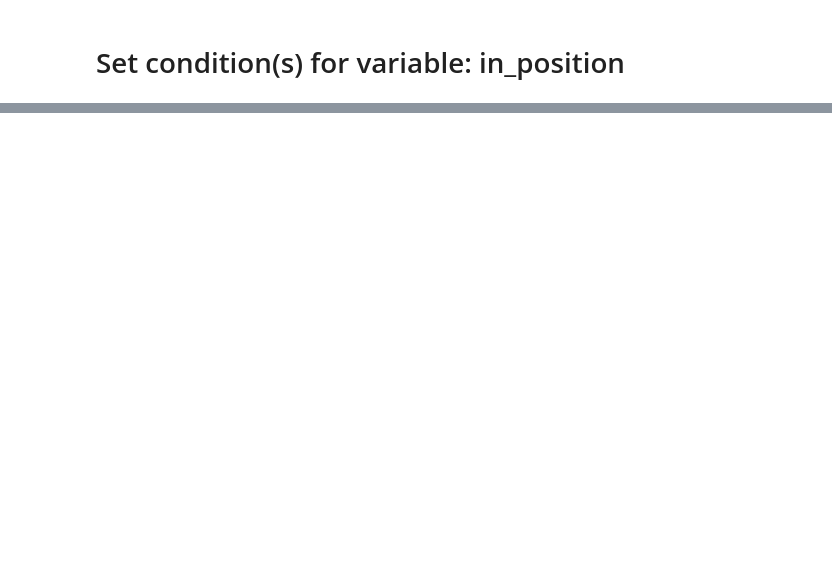
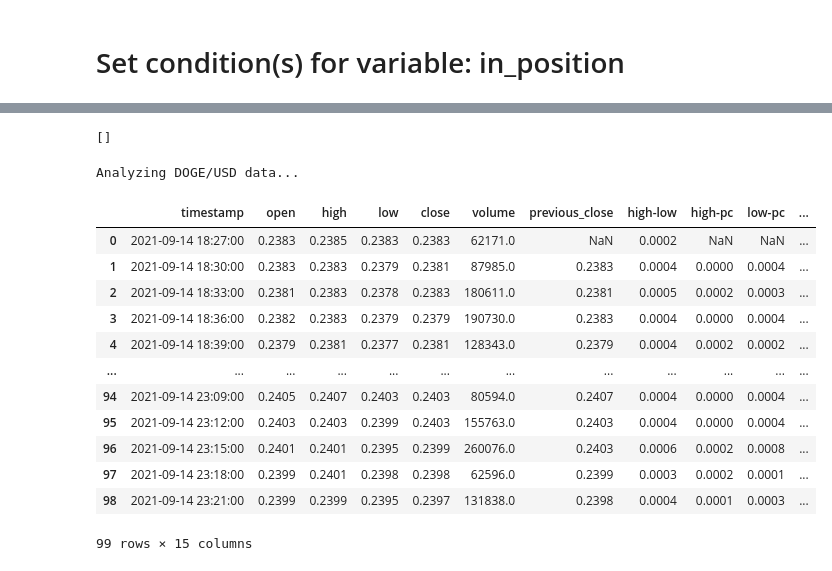
Before and after one commit to Donifide/CryptoBot, a Jupyter notebook: Jupyter/SuperTrend/SuperTrentPrototype.ipynb, the cells around one changed output, grey strips where cells are left out. Cells and saved outputs as stored; diff of their text form; code cells hidden in the pictures; blank space fills up the shorter version.

```diff
--- a/Jupyter/SuperTrend/SuperTrentPrototype.ipynb
+++ b/Jupyter/SuperTrend/SuperTrentPrototype.ipynb
@@ -289,0 +467,29 @@ ticker[:4]
+# %%
+buys
+# %% [output]
+[]
+# %%
+bars = exchange.fetch_ohlcv(f'{ticker}', timeframe=timeframe, limit=100)
+df = pd.DataFrame(bars[:-1], columns=['timestamp', 'open', 'high', 'low', 'close', 'volume'])
+df['timestamp'] = pd.to_datetime(df['timestamp'], unit='ms')
+supertrend_data = supertrend(df)
+check_buy_sell_signals(supertrend_data)
+# %% [output]
+Analyzing DOGE/USD data...
+# %%
+
+supertrend_data
+# %% [output]
+|  | timestamp | open | high | low | close | volume | previous_close | high-low | high-pc | low-pc | ... |
+| 0 | 2021-09-14 18:27:00 | 0.2383 | 0.2385 | 0.2383 | 0.2383 | 62171.0 | NaN | 0.0002 | NaN | NaN | ... |
+| 1 | 2021-09-14 18:30:00 | 0.2383 | 0.2383 | 0.2379 | 0.2381 | 87985.0 | 0.2383 | 0.0004 | 0.0000 | 0.0004 | ... |
+| 2 | 2021-09-14 18:33:00 | 0.2381 | 0.2383 | 0.2378 | 0.2383 | 180611.0 | 0.2381 | 0.0005 | 0.0002 | 0.0003 | ... |
+| 3 | 2021-09-14 18:36:00 | 0.2382 | 0.2383 | 0.2379 | 0.2379 | 190730.0 | 0.2383 | 0.0004 | 0.0000 | 0.0004 | ... |
+| 4 | 2021-09-14 18:39:00 | 0.2379 | 0.2381 | 0.2377 | 0.2381 | 128343.0 | 0.2379 | 0.0004 | 0.0002 | 0.0002 | ... |
+| ... | ... | ... | ... | ... | ... | ... | ... | ... | ... | ... | ... |
+| 94 | 2021-09-14 23:09:00 | 0.2405 | 0.2407 | 0.2403 | 0.2403 | 80594.0 | 0.2407 | 0.0004 | 0.0000 | 0.0004 | ... |
+| 95 | 2021-09-14 23:12:00 | 0.2403 | 0.2403 | 0.2399 | 0.2403 | 155763.0 | 0.2403 | 0.0004 | 0.0000 | 0.0004 | ... |
+| 96 | 2021-09-14 23:15:00 | 0.2401 | 0.2401 | 0.2395 | 0.2399 | 260076.0 | 0.2403 | 0.0006 | 0.0002 | 0.0008 | ... |
+| 97 | 2021-09-14 23:18:00 | 0.2399 | 0.2401 | 0.2398 | 0.2398 | 62596.0 | 0.2399 | 0.0003 | 0.0002 | 0.0001 | ... |
+| 98 | 2021-09-14 23:21:00 | 0.2399 | 0.2399 | 0.2395 | 0.2397 | 131838.0 | 0.2398 | 0.0004 | 0.0001 | 0.0003 | ... |
+99 rows × 15 columns
```
Also changed, not shown: parts of 19 cells of this notebook, 4 other files.
